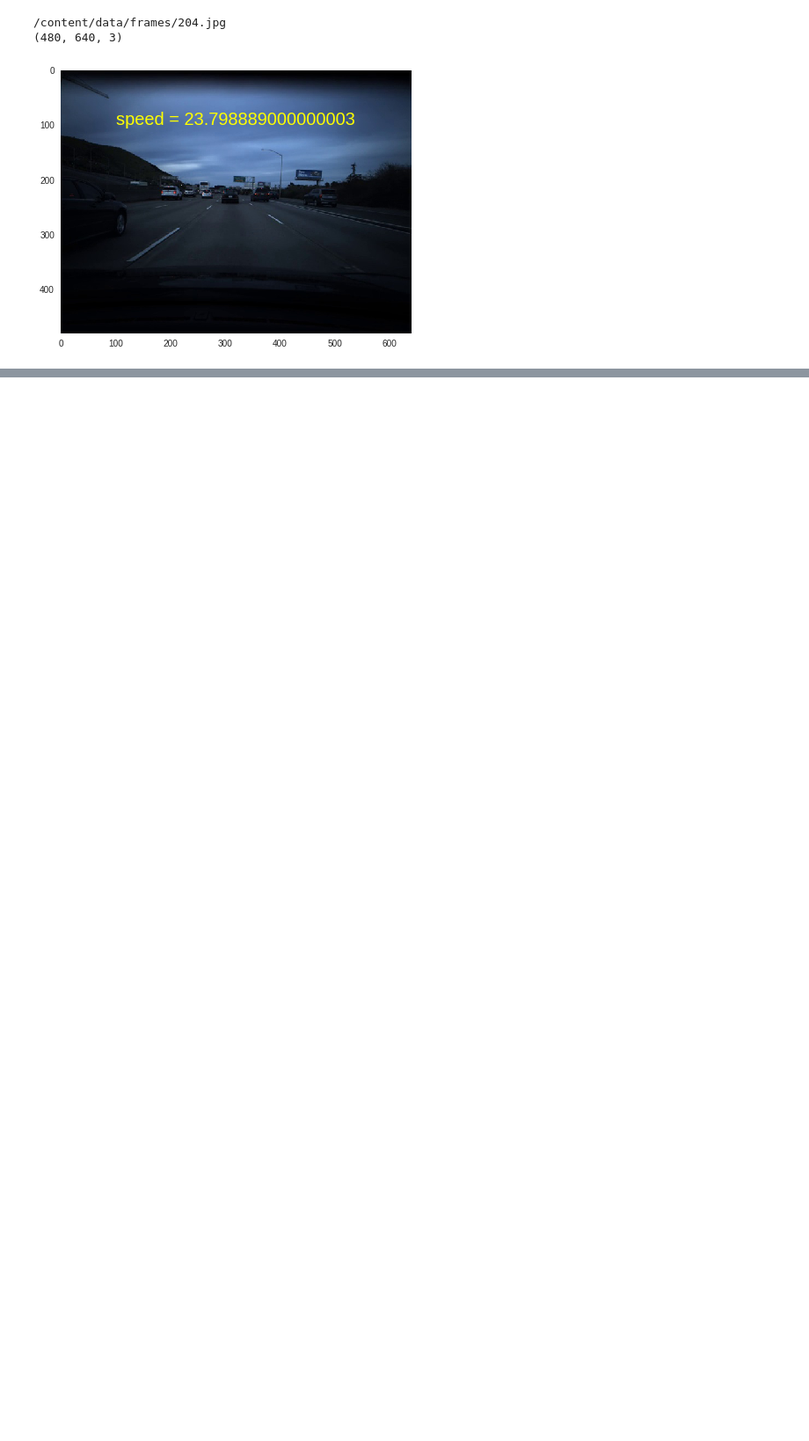
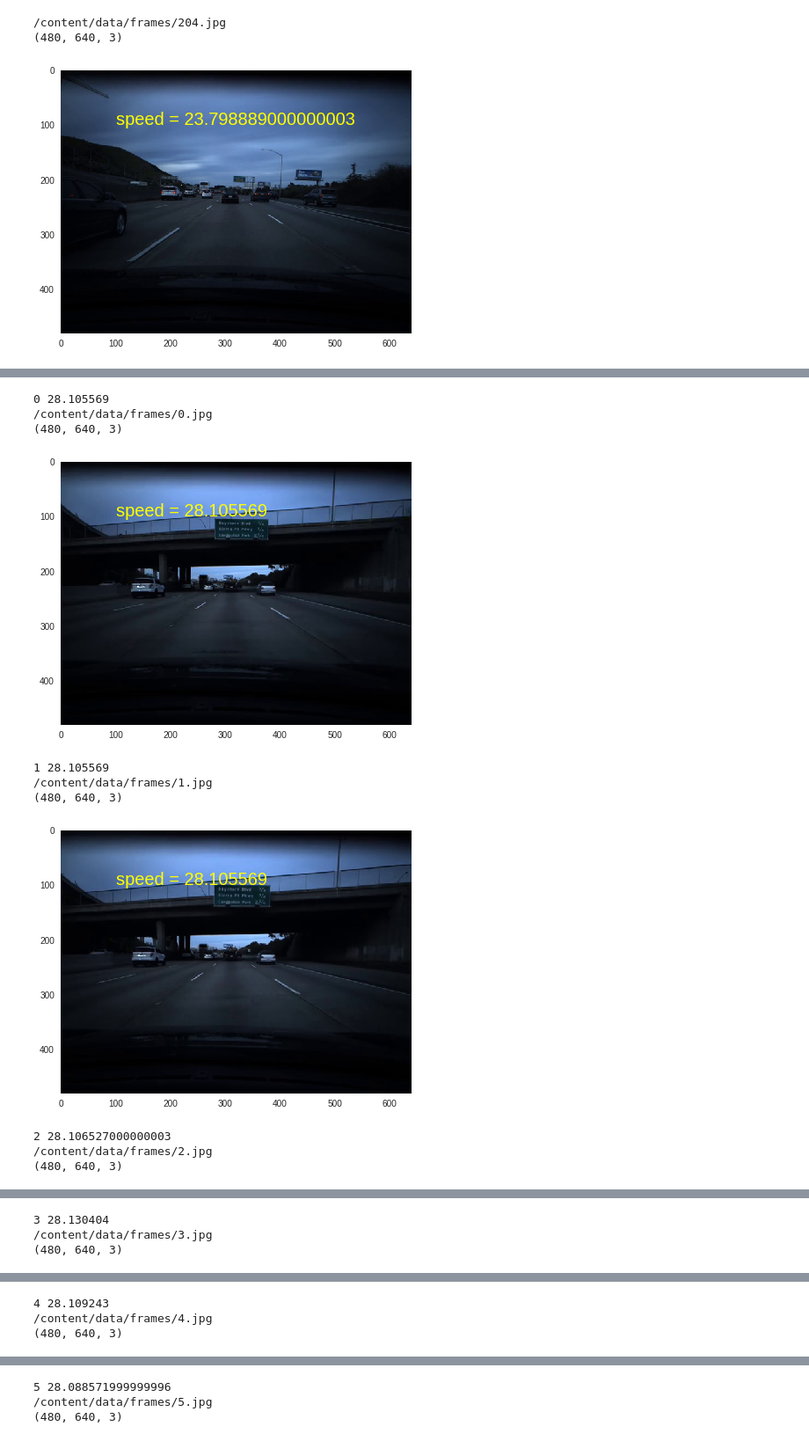
Before and after one commit to shangeth/Vehicle_Speed_Estimation, a Jupyter notebook: vehicle_speed_estimation.ipynb, the cells around one changed output, grey strips where cells are left out. Shown at 88% size. Cells and saved outputs as stored; diff of their text form; code cells hidden in the pictures; blank space fills up the shorter version.

```diff
--- a/vehicle_speed_estimation.ipynb
+++ b/vehicle_speed_estimation.ipynb
@@ -131,0 +134,18 @@ for i in range(200,205):
+# %%
+for i, row in data_df.iterrows():
+  print(i, row[0])
+  img_path = "/content/data/frames/{}.jpg".format(i)
+  view_img_speed(img_path)
+  if i>=5:break
+# %% [output]
+0 28.105569
+/content/data/frames/0.jpg
+(480, 640, 3)
+[figure, added]
+1 28.105569
+/content/data/frames/1.jpg
+(480, 640, 3)
+[figure, added]
+2 28.106527000000003
+/content/data/frames/2.jpg
+(480, 640, 3)
@@ -131,0 +153,3 @@ for i in range(200,205):
+3 28.130404
+/content/data/frames/3.jpg
+(480, 640, 3)
@@ -131,0 +157,3 @@ for i in range(200,205):
+4 28.109243
+/content/data/frames/4.jpg
+(480, 640, 3)
@@ -131,0 +161,3 @@ for i in range(200,205):
+5 28.088571999999996
+/content/data/frames/5.jpg
+(480, 640, 3)
```
Also changed, not shown: parts of 6 cells of this notebook.
